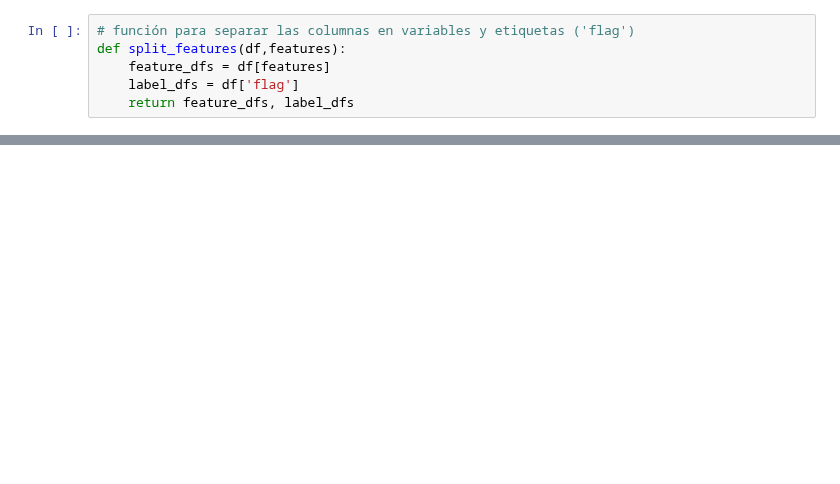
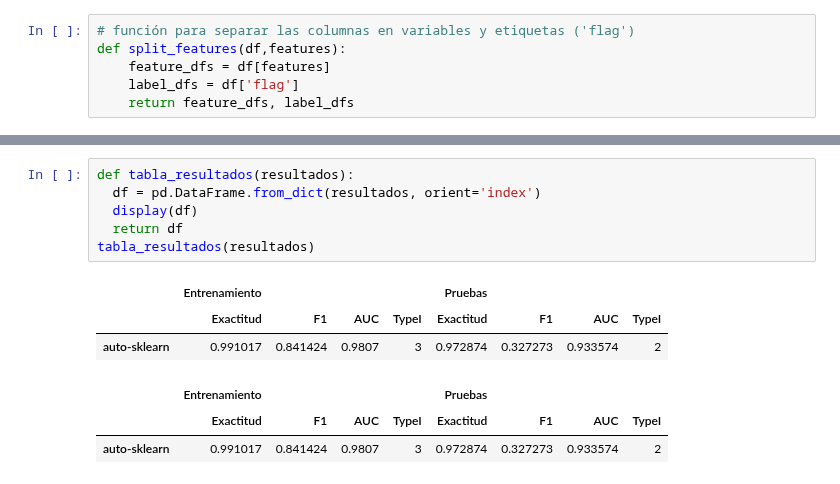
Before and after one commit to Project-ML-PUCP/BankruptcyTaiwan, a Jupyter notebook: 03. Codigo/05. Deployment.ipynb, the cells around one changed output, grey strips where cells are left out. Saved outputs shown, nothing was run; the diff lists cells and outputs as text; blank space fills up the shorter version.

```diff
--- a/03. Codigo/05. Deployment.ipynb
+++ b/03. Codigo/05. Deployment.ipynb
@@ -286,0 +190,13 @@ results2 = perform_data_modeling(models_dictionary2, imputed_df, verbose=True, k
+# %%
+def tabla_resultados(resultados):
+  df = pd.DataFrame.from_dict(resultados, orient='index')
+  display(df)
+  return df
+tabla_resultados(resultados)
+# %% [output]
+|  | Entrenamiento |  |  |  | Pruebas |  |  |  |
+|  | Exactitud | F1 | AUC | TypeI | Exactitud | F1 | AUC | TypeI |
+| auto-sklearn | 0.991017 | 0.841424 | 0.9807 | 3 | 0.972874 | 0.327273 | 0.933574 | 2 |
+|  | Entrenamiento |  |  |  | Pruebas |  |  |  |
+|  | Exactitud | F1 | AUC | TypeI | Exactitud | F1 | AUC | TypeI |
+| auto-sklearn | 0.991017 | 0.841424 | 0.9807 | 3 | 0.972874 | 0.327273 | 0.933574 | 2 |
```
Also changed, not shown: parts of 24 cells of this notebook, 2 other files.
